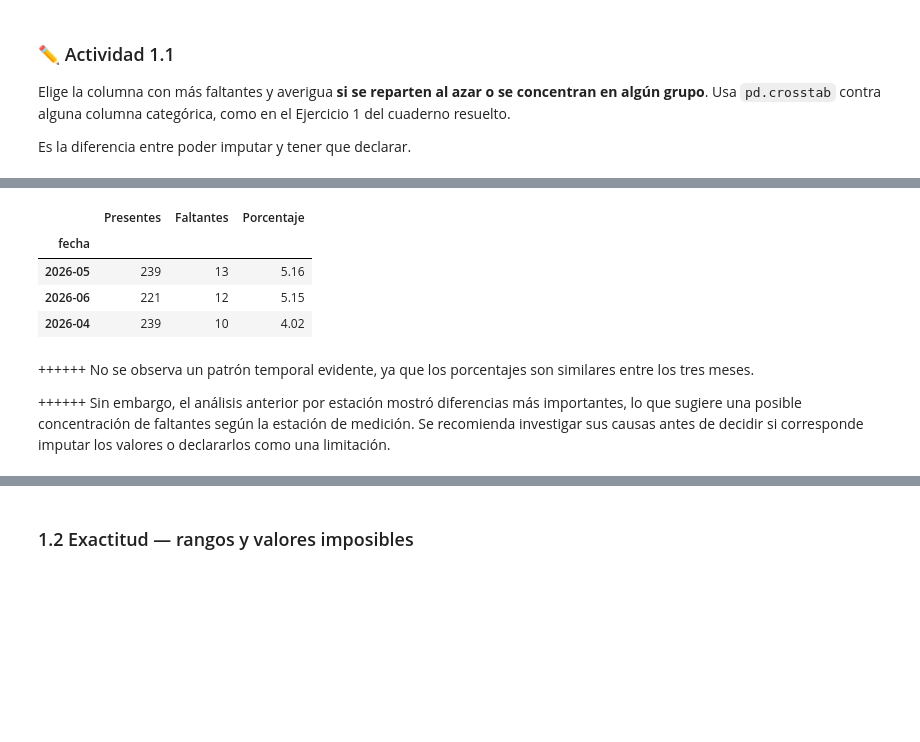
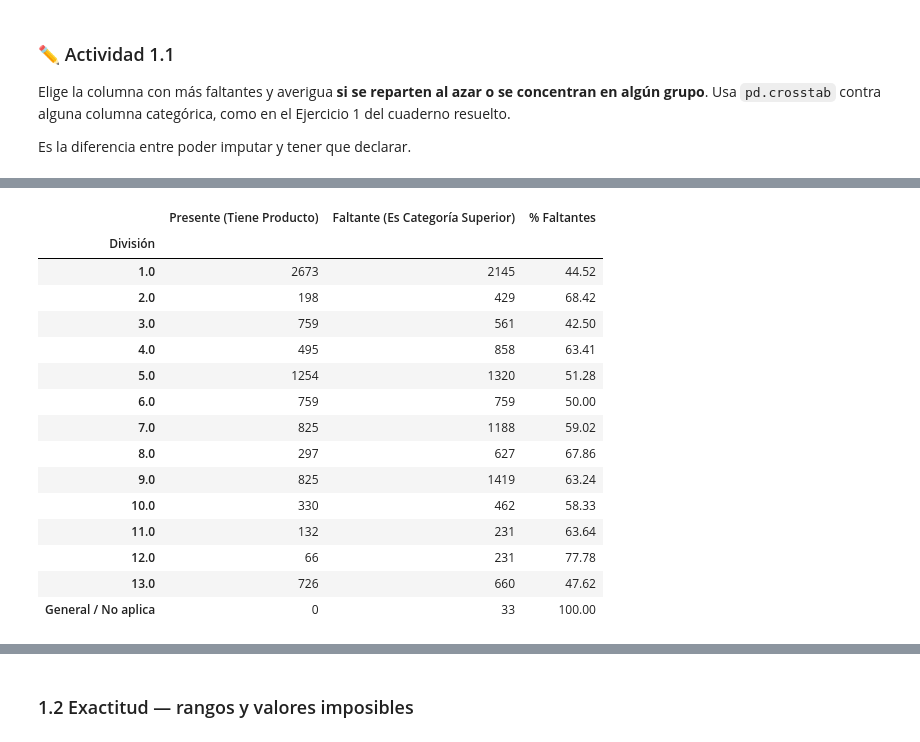
Before and after one commit to frandresst-wq/Proyecto-de-Ciencia-de-Datos, a Jupyter notebook: S2_Notebook_Laboratorio_CDD_Soto_Franco.ipynb, the cells around one changed output, grey strips where cells are left out. Cells and saved outputs as stored; diff of their text form; code cells hidden in the pictures; blank space fills up the shorter version.

```diff
--- a/S2_Notebook_Laboratorio_CDD_Soto_Franco.ipynb
+++ b/S2_Notebook_Laboratorio_CDD_Soto_Franco.ipynb
@@ -147,32 +127,34 @@ display(tabla)
-# %%
-df['fecha'] = pd.to_datetime(
-    df['fecha'], format='mixed', dayfirst=True
-)
-
-# Cruzar por mes
-tabla = pd.crosstab(
-    df['fecha'].dt.to_period('M'),
-    df['pm25'].isna()
-)
-
-tabla = tabla.reindex(columns=[False, True], fill_value=0)
-tabla.columns = ['Presentes', 'Faltantes']
-
-tabla['Porcentaje'] = (
-    tabla['Faltantes'] / tabla.sum(axis=1) * 100
-).round(2)
-
-tabla = tabla.sort_values('Faltantes', ascending=False)
-
-display(tabla)
-# %% [output]
-|  | Presentes | Faltantes | Porcentaje |
-| fecha |  |  |  |
-| 2026-05 | 239 | 13 | 5.16 |
-| 2026-06 | 221 | 12 | 5.15 |
-| 2026-04 | 239 | 10 | 4.02 |
-# %% [markdown]
-++++++ No se observa un patrón temporal evidente, ya que los porcentajes son similares entre los tres meses.
-
-++++++ Sin embargo, el análisis anterior por estación mostró diferencias más importantes, lo que sugiere una posible concentración de faltantes según la estación de medición.
-Se recomienda investigar sus causas antes de decidir si corresponde imputar los valores o declararlos como una limitación.
+# %%
+# Identificamos la columna con más nulos: 'Producto'
+# Evaluamos si su ausencia se concentra según la 'División'
+tabla_faltantes_producto = pd.crosstab(
+    df['División'].fillna('General / No aplica'),
+    df['Producto'].isna(),
+    rownames=['División'],
+    colnames=['Producto Faltante (NaN)']
+)
+
+tabla_faltantes_producto.columns = ['Presente (Tiene Producto)', 'Faltante (Es Categoría Superior)']
+tabla_faltantes_producto['% Faltantes'] = (
+    tabla_faltantes_producto['Faltante (Es Categoría Superior)'] /
+    tabla_faltantes_producto.sum(axis=1) * 100
+).round(2)
+
+display(tabla_faltantes_producto)
+# %% [output]
+|  | Presente (Tiene Producto) | Faltante (Es Categoría Superior) | % Faltantes |
+| División |  |  |  |
+| 1.0 | 2673 | 2145 | 44.52 |
+| 2.0 | 198 | 429 | 68.42 |
+| 3.0 | 759 | 561 | 42.50 |
+| 4.0 | 495 | 858 | 63.41 |
+| 5.0 | 1254 | 1320 | 51.28 |
+| 6.0 | 759 | 759 | 50.00 |
+| 7.0 | 825 | 1188 | 59.02 |
+| 8.0 | 297 | 627 | 67.86 |
+| 9.0 | 825 | 1419 | 63.24 |
+| 10.0 | 330 | 462 | 58.33 |
+| 11.0 | 132 | 231 | 63.64 |
+| 12.0 | 66 | 231 | 77.78 |
+| 13.0 | 726 | 660 | 47.62 |
+| General / No aplica | 0 | 33 | 100.00 |
```
Also changed, not shown: parts of 15 cells of this notebook.
